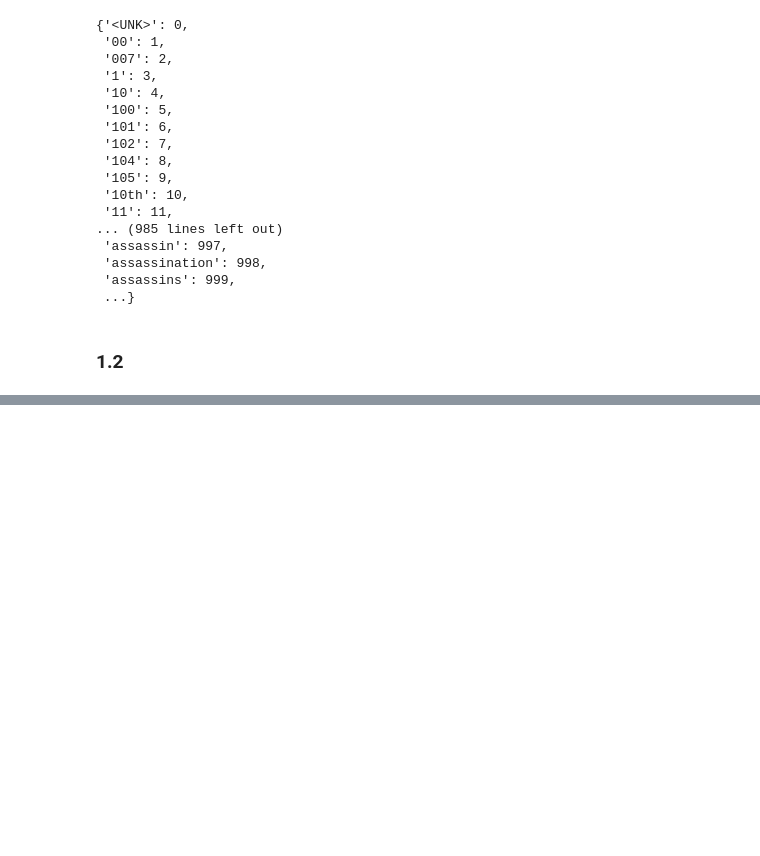
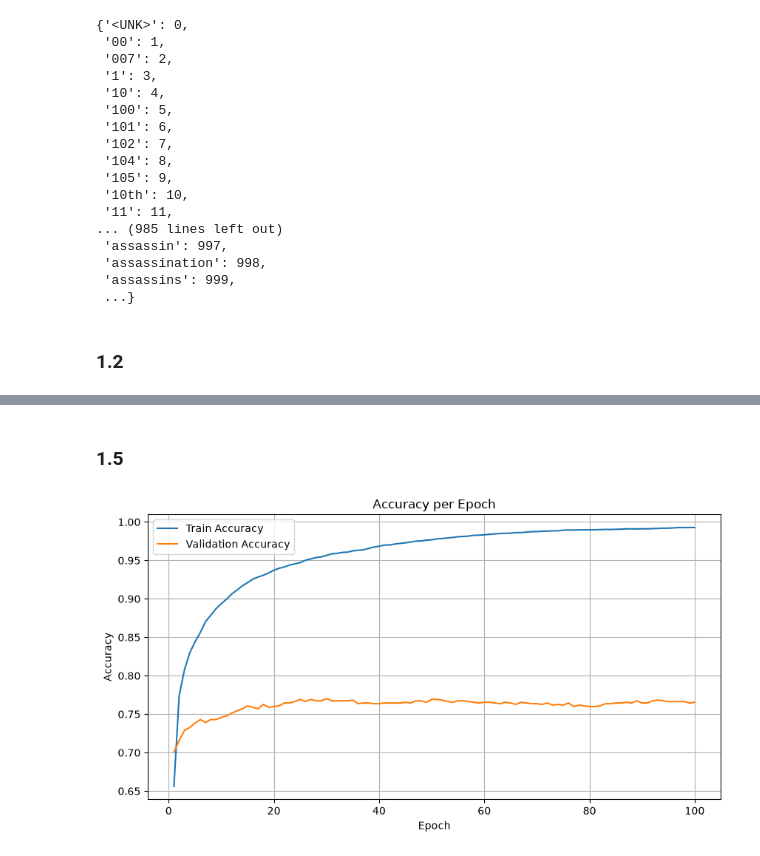
Before and after one commit to mhnowak/przetwarzanie_tekstu, a Jupyter notebook: 1/1.ipynb, the cells around one changed output, grey strips where cells are left out. Cells and saved outputs as stored; diff of their text form; code cells hidden in the pictures; blank space fills up the shorter version.

```diff
--- a/1/1.ipynb
+++ b/1/1.ipynb
@@ -152,0 +213,18 @@ predict_sentiment('A wonderful movie with great acting.')
+# %% [markdown]
+### 1.5
+# %%
+import matplotlib.pyplot as plt
+
+epochs = range(1, len(train_accuracies) + 1)
+
+plt.figure(figsize=(10, 5))
+plt.plot(epochs, train_accuracies, label='Train Accuracy')
+plt.plot(epochs, val_accuracies, label='Validation Accuracy')
+plt.title('Accuracy per Epoch')
+plt.xlabel('Epoch')
+plt.ylabel('Accuracy')
+plt.legend()
+plt.grid(True)
+plt.show()
+# %% [output]
+[figure, added]
```
Also changed, not shown: parts of 28 cells of this notebook, 4 other files.
